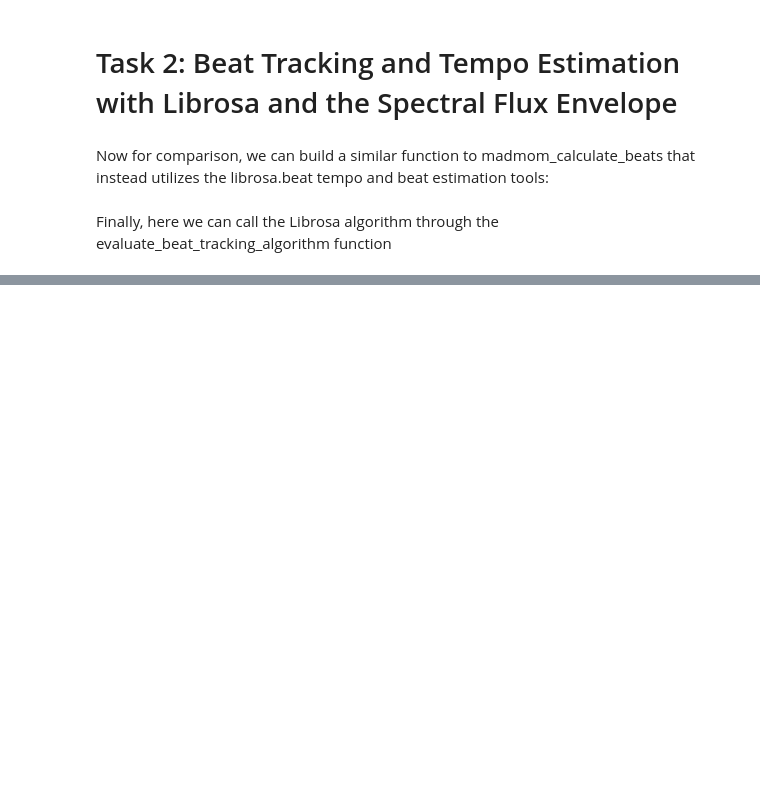
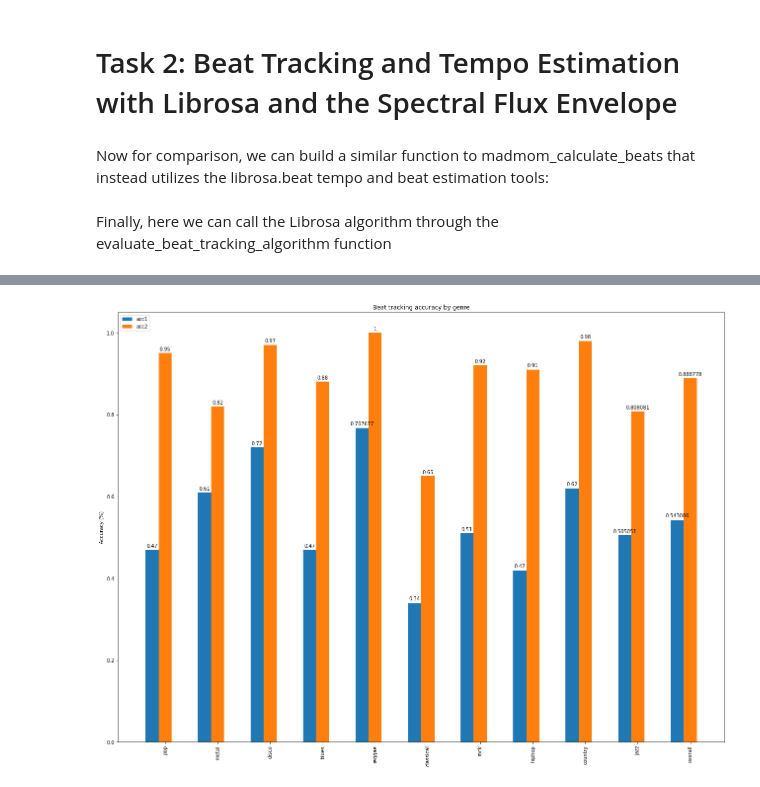
Before and after one commit to Keeelan/csc475_beat_tracking, a Jupyter notebook: 475_notebook_final.ipynb, the cells around one changed output, grey strips where cells are left out. Cells and saved outputs as stored; diff of their text form; code cells hidden in the pictures; blank space fills up the shorter version.

```diff
--- a/475_notebook_final.ipynb
+++ b/475_notebook_final.ipynb
@@ -348,0 +360,39 @@ evaluate_beat_tracking_algorithm("librosa", algorithm_beats_folder, ground_truth
+# %%
+import pandas as pd
+import seaborn as sns
+
+df_madmom = pd.read_csv("madmom_accuracy_.csv")
+
+dict = {}
+
+genres = df_madmom['genre'].tolist()
+
+df_madmom = df_madmom.drop('genre', axis=1)
+
+for i,j in df_madmom.items():
+    dict.update({i: j.tolist()})
+
+
+x = np.arange(len(df_madmom))  # the label locations
+width = 0.25  # the width of the bars
+multiplier = 0
+
+fig, ax = plt.subplots(figsize=(22, 16))
+
+
+for attribute, stats in dict.items():
+    offset = width * multiplier
+    rects = ax.bar(x + offset, stats, width, label=attribute)
+    ax.bar_label(rects, padding=3)
+    multiplier += 1
+
+# Add some text for labels, title and custom x-axis tick labels, etc.
+ax.set_ylabel('Accuracy (%)')
+ax.set_title('Beat tracking accuracy by genre')
+ax.set_xticks(x + width, genres)
+ax.legend(loc='upper left')
+ax.tick_params(axis='x', labelrotation=90)
+
+plt.show()
+# %% [output]
+[figure, added]
```
Also changed, not shown: parts of 7 cells of this notebook.
